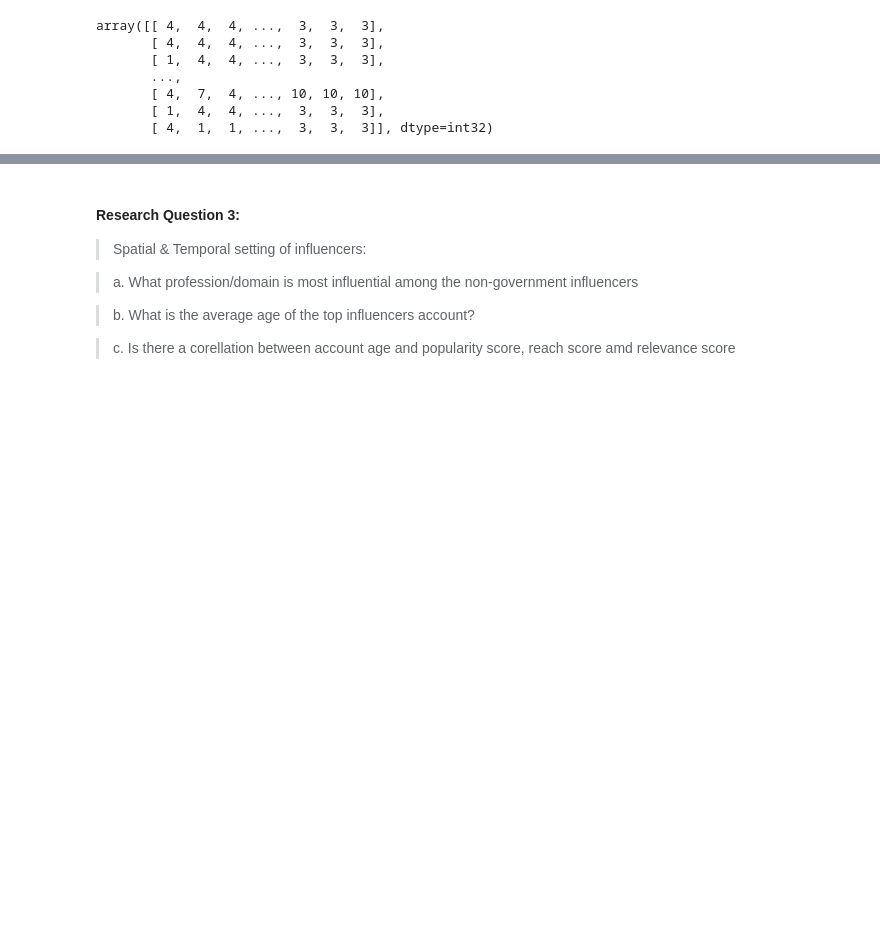
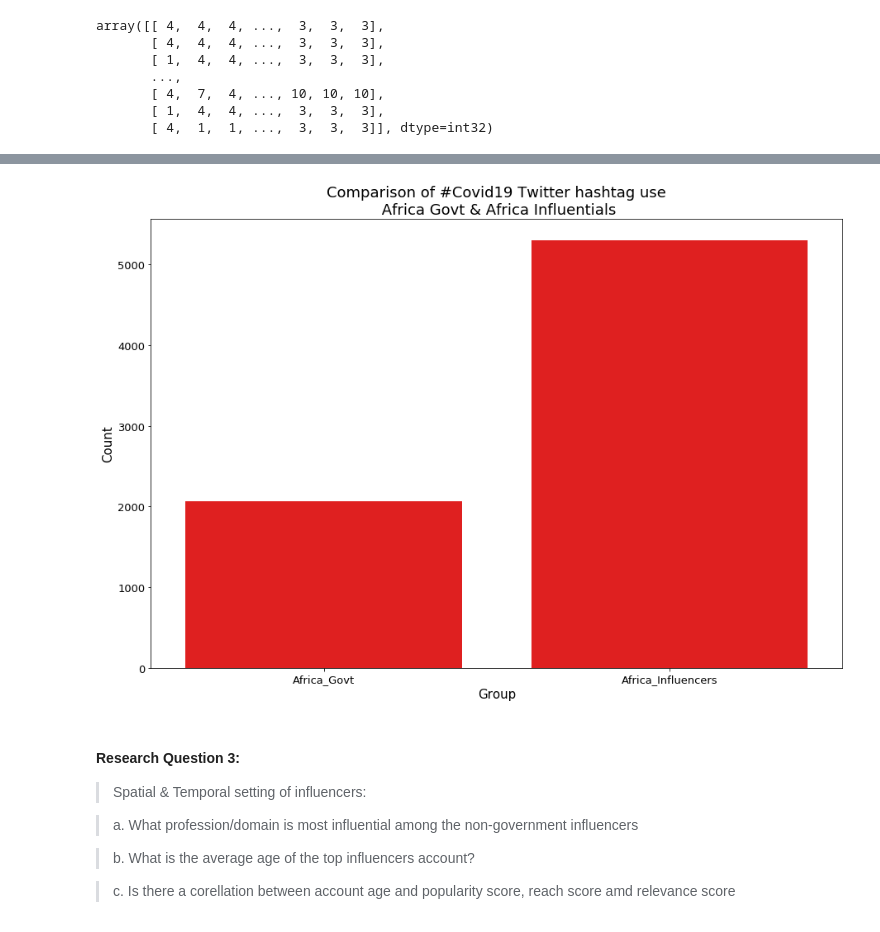
Before and after one commit to Patrick5455/Twitter-User-Segmentation-Nike-Campaign, a Jupyter notebook: project/Analysis.ipynb, the cells around one changed output, grey strips where cells are left out. Cells and saved outputs as stored; diff of their text form; code cells hidden in the pictures; blank space fills up the shorter version.

```diff
--- a/project/Analysis.ipynb
+++ b/project/Analysis.ipynb
@@ -1273,0 +1796,6 @@ plt.show()
+# %%
+govCov = govCov.to_dict()
+# %%
+infCov = infCov.to_dict()
+# %%
+compCov = pd.DataFrame([govCov, infCov])
@@ -1273,0 +1814,2 @@ plt.show()
+# %%
+compCov = compCov.rename(index={0:'Africa_Govt', 1:'Africa_Influencers'}).drop('hashtags', axis=1).reset_index().rename(columns={'index':'group'})
@@ -1274,3 +1822,15 @@ plt.show()
+# %%
+plt.figure(figsize=(15,10))
+sns.barplot(x='group', y='hashtags_count', data=compCov, color='r')
+plt.title('Comparison of #Covid19 Twitter hashtag use\n Africa Govt & Africa Influentials', fontsize=18)
+plt.xlabel('Group', fontsize=15)
+plt.ylabel('Count', fontsize=15)
+plt.xticks(fontsize=13)
+plt.yticks(fontsize=13)
+plt.savefig(format='png', fname='savedCharts/hashtags/compCov.png')
+plt.show()
+# %% [output]
+[figure, added]
 # %% [markdown]
 <a id="r3"></a>
 
```
Also changed, not shown: parts of 105 cells of this notebook.
